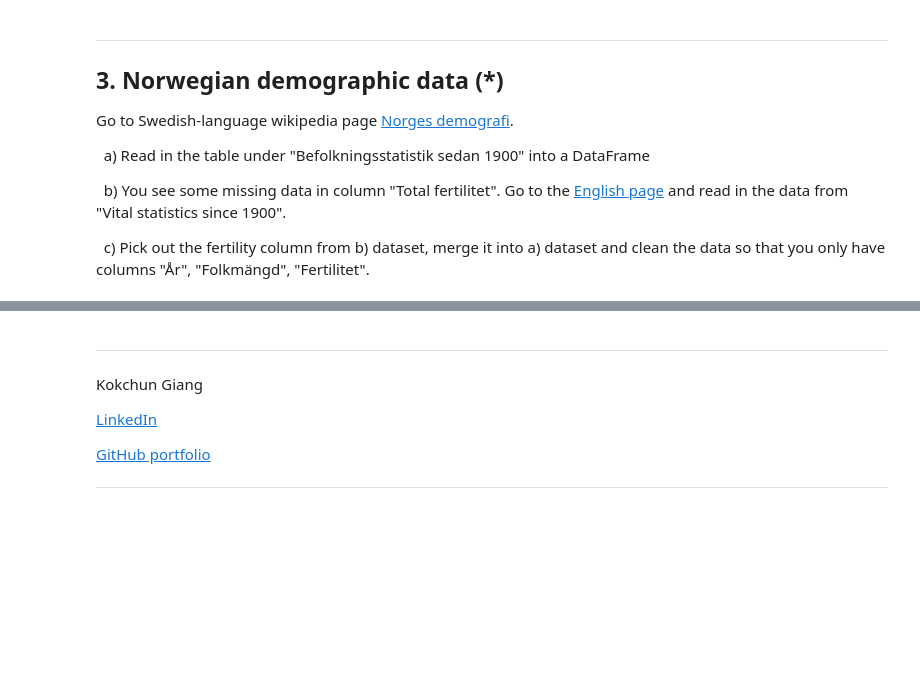
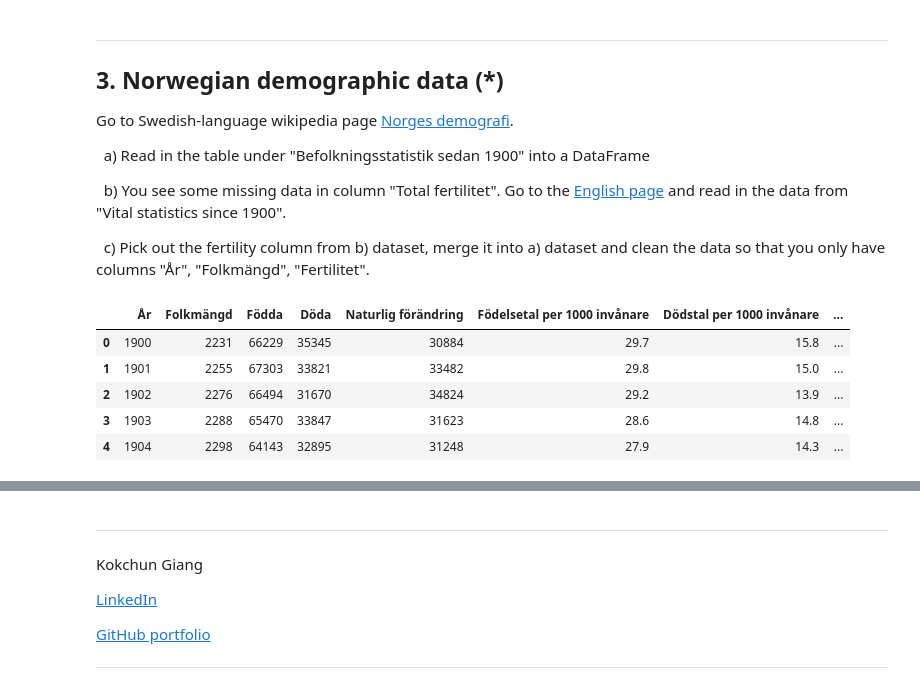
Before and after one commit to yuna-liu/Databehandling-Yuna-Liu, a Jupyter notebook: Exercises/E02_merging.ipynb, the cells around one changed output, grey strips where cells are left out. Cells and saved outputs as stored; diff of their text form; code cells hidden in the pictures; blank space fills up the shorter version.

```diff
--- a/Exercises/E02_merging.ipynb
+++ b/Exercises/E02_merging.ipynb
@@ -301,3 +292,14 @@ Go to Swedish-language wikipedia page [Norges demografi](https://sv.wikipedia.or
 &nbsp; b) You see some missing data in column "Total fertilitet". Go to the [English page](https://en.wikipedia.org/wiki/Demographics_of_Norway) and read in the data from "Vital statistics since 1900".
 
 &nbsp; c) Pick out the fertility column from b) dataset, merge it into a) dataset and clean the data so that you only have columns "År", "Folkmängd", "Fertilitet".
+# %%
+norway_pop = pd.read_html("https://sv.wikipedia.org/wiki/Norges_demografi", match="Födda", thousands=" ", decimal=",")[0]
+norway_pop = norway_pop.rename(columns={"Unnamed: 0": "År", "Befolkning i tusentals (x 1000)": "Folkmängd"})
+norway_pop.head()
+# %% [output]
+|  | År | Folkmängd | Födda | Döda | Naturlig förändring | Födelsetal per 1000 invånare | Dödstal per 1000 invånare | ... |
+| 0 | 1900 | 2231 | 66229 | 35345 | 30884 | 29.7 | 15.8 | ... |
+| 1 | 1901 | 2255 | 67303 | 33821 | 33482 | 29.8 | 15.0 | ... |
+| 2 | 1902 | 2276 | 66494 | 31670 | 34824 | 29.2 | 13.9 | ... |
+| 3 | 1903 | 2288 | 65470 | 33847 | 31623 | 28.6 | 14.8 | ... |
+| 4 | 1904 | 2298 | 64143 | 32895 | 31248 | 27.9 | 14.3 | ... |
```
Also changed, not shown: parts of 9 cells of this notebook.
